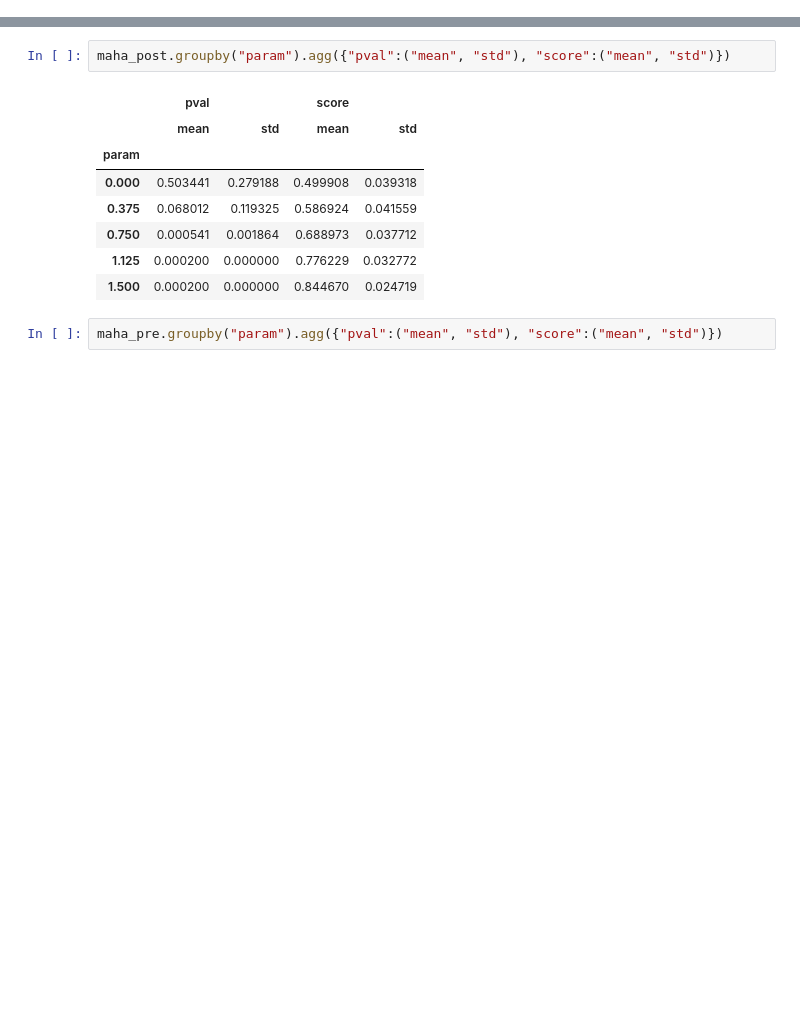
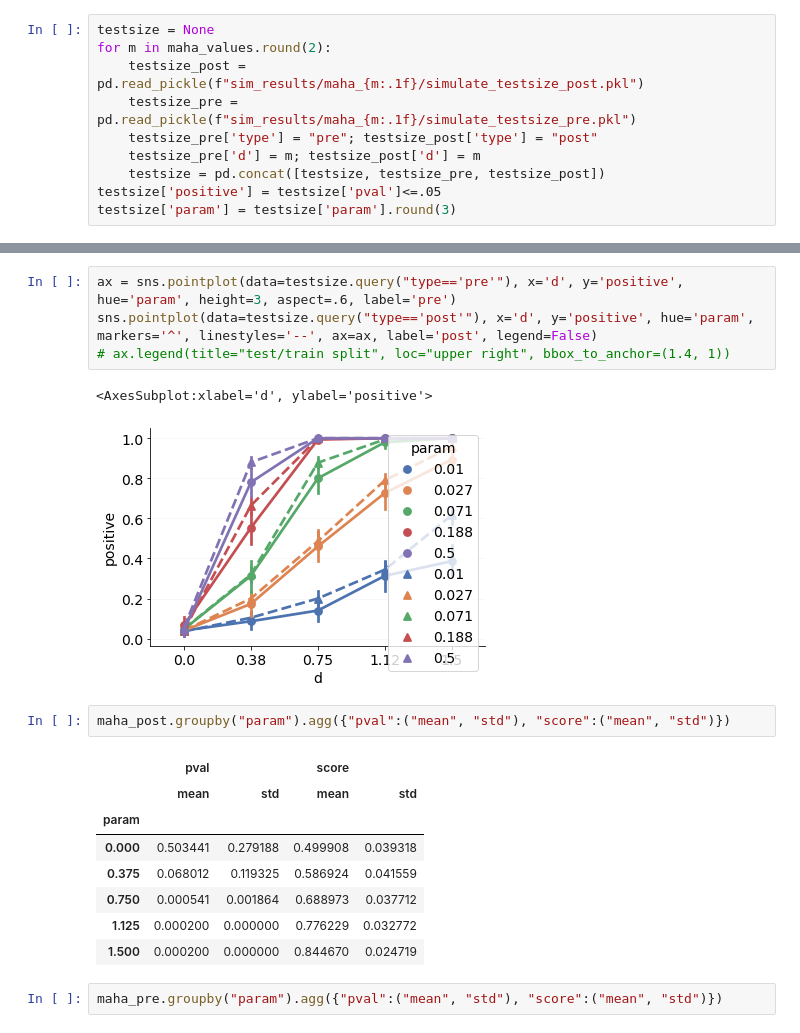
Before and after one commit to jrudoler/permutation-tests, a Jupyter notebook: data_viz.ipynb, the cells around one changed output, grey strips where cells are left out. Saved outputs shown, nothing was run; the diff lists cells and outputs as text; blank space fills up the shorter version.

```diff
--- a/data_viz.ipynb
+++ b/data_viz.ipynb
@@ -52,0 +62,10 @@ maha_post
+# %%
+testsize = None
+for m in maha_values.round(2):
+    testsize_post = pd.read_pickle(f"sim_results/maha_{m:.1f}/simulate_testsize_post.pkl")
+    testsize_pre = pd.read_pickle(f"sim_results/maha_{m:.1f}/simulate_testsize_pre.pkl")
+    testsize_pre['type'] = "pre"; testsize_post['type'] = "post"
+    testsize_pre['d'] = m; testsize_post['d'] = m
+    testsize = pd.concat([testsize, testsize_pre, testsize_post])
+testsize['positive'] = testsize['pval']<=.05
+testsize['param'] = testsize['param'].round(3)
@@ -53,3 +92,10 @@ maha_post
+# %%
+ax = sns.pointplot(data=testsize.query("type=='pre'"), x='d', y='positive', hue='param', height=3, aspect=.6, label='pre')
+sns.pointplot(data=testsize.query("type=='post'"), x='d', y='positive', hue='param', markers='^', linestyles='--', ax=ax, label='post', legend=False)
+# ax.legend(title="test/train split", loc="upper right", bbox_to_anchor=(1.4, 1))
+# %% [output]
+<AxesSubplot:xlabel='d', ylabel='positive'>
+[figure, added]
 # %%
 maha_post.groupby("param").agg({"pval":("mean", "std"), "score":("mean", "std")})
 # %% [output]
```
Also changed, not shown: parts of 9 cells of this notebook, 2 other files.
